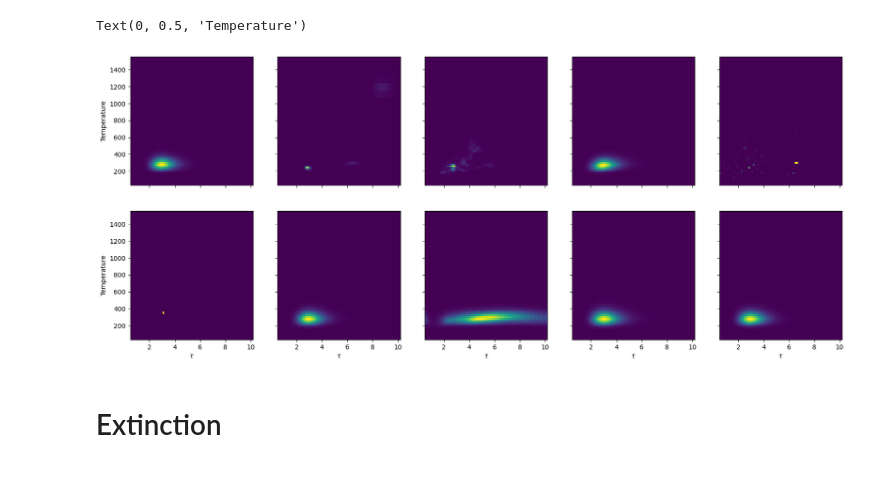
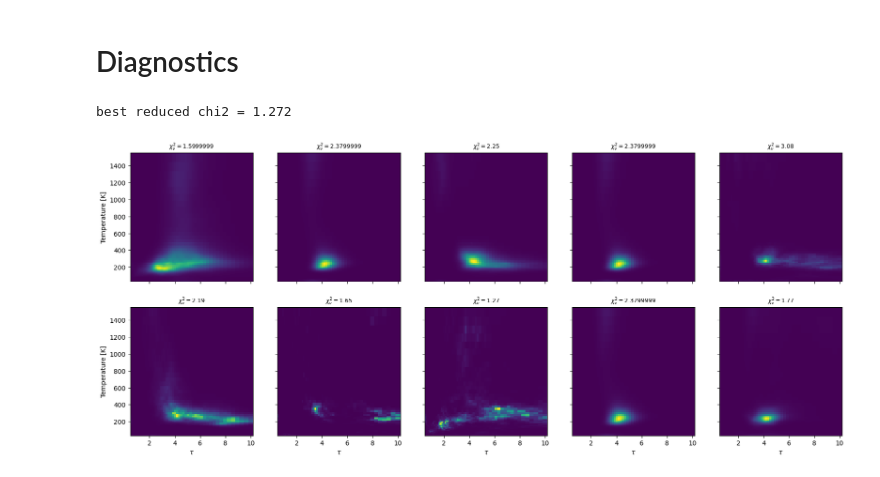
Before and after one commit to Sebastiano-von-Fellenberg/MIR-Extinction, a Jupyter notebook: NiftyCodeExample.ipynb, the cells around one changed output. Cells and saved outputs as stored; diff of their text form; code cells hidden in the pictures.

```diff
--- a/NiftyCodeExample.ipynb
+++ b/NiftyCodeExample.ipynb
@@ -656,3 +451,3 @@ simpleforward = SimpleForward(simplfield, tau_field, amp_dust)
 # %%
-lh = jft.Gaussian(logmockdata_noise, noise_cov_inv=1.0 / synth_noise**2).amend(simpleforward)
+lh = jft.Gaussian(logmockdata_noise, noise_cov_inv=lambda x: x / noise_scl**2).amend(simpleforward)
 # %% [output]
@@ -739,10 +501,11 @@ We found some random seeds to fail inexplicatbly and simple capture those by exe
 # %%
 samples = []
-for key in range(0, 30):
+for key in range(0, 3):
     try:
-        _ = get_samples(key, n_vi_iterations=6, maxiter_SN=20)
+        _ = get_samples(key, n_vi_iterations=10, maxiter_SN=50)
         samples = samples + list(_)
-    except:
-        print(key)
+    except Exception as e:
+        print(key, e)
+print("collected", len(samples), "samples")
 # %% [output]
 OPTIMIZE_KL: Starting 0001
@@ -788,11 +531,0 @@ post_sr_mean = jft.mean(tuple(simpleforward(s) for s in samples))
-# %%
-fig, axes = plt.subplots(2,1, sharex=True)
-axes[0].semilogy(simpleforward.lam, np.exp(logmockdata_noise),"o", zorder=10)
-axes[0].semilogy(simpleforward.lam, np.exp(post_sr_mean), lw=1)
-
-for s in samples:
-    axes[0].semilogy(simpleforward.lam, np.exp(simpleforward(s)), lw=1, color="grey")
-axes[1].plot(simpleforward.lam, (logmockdata_noise-post_sr_mean)**2, ".")
-axes[0].set_ylabel("Flux")
-axes[1].set_xlabel("Wavelength")
-axes[1].set_ylabel(r"$\Delta ~\log$(Flux)$^2$")
@@ -802,17 +532,19 @@ Text(0, 0.5, '$\\Delta ~\\log$(Flux)$^2$')
+# %% [markdown]
+# Diagnostics
+# %%
+chi2 = [np.sum((logmockdata_noise - simpleforward(s))**2 / noise_scl**2) / len(obsspec) for s in samples]
+print("best reduced chi2 =", round(float(np.min(chi2)), 3))
+# %% [output]
+best reduced chi2 = 1.272
 # %%
 X, Y = np.meshgrid(simpleforward.tau_grid, simpleforward.temp_grid)
-fig, axes = plt.subplots(2,5, figsize=(5*4,2*4), sharex=True, sharey=True)
+fig, axes = plt.subplots(2, 5, figsize=(20, 8), sharex=True, sharey=True)
 for num, s in enumerate(np.random.randint(0, len(samples), 10)):
-    if num > 4:
-        axes[1,num-5].pcolormesh(X, Y, jnp.exp(simplfield(samples[s])), norm="linear",)
-        axes[1,num-5].set_xlabel(r"$\tau$")
-    else:
-        axes[0,num].pcolormesh(X, Y, jnp.exp(simplfield(samples[s])), norm="linear",)
-
-axes[0,0].set_ylabel("Temperature")
-axes[1,0].set_ylabel("Temperature")
+    ax = axes[num // 5, num % 5]
+    ax.pcolormesh(X, Y, jnp.exp(simplfield(samples[s])), norm="linear")
+    ax.set_title(r"$\chi^2_\nu=$" + str(round(chi2[s], 2)), fontsize=9)
+axes[0, 0].set_ylabel("Temperature [K]"); axes[1, 0].set_ylabel("Temperature [K]")
+for k in range(5):
+    axes[1, k].set_xlabel(r"$\tau$")
 # %% [output]
-Text(0, 0.5, 'Temperature')
-[figure, old version]
+[figure, new version]
-# %% [markdown]
-# Extinction
```
Also changed, not shown: parts of 71 cells of this notebook, 1 other file.
